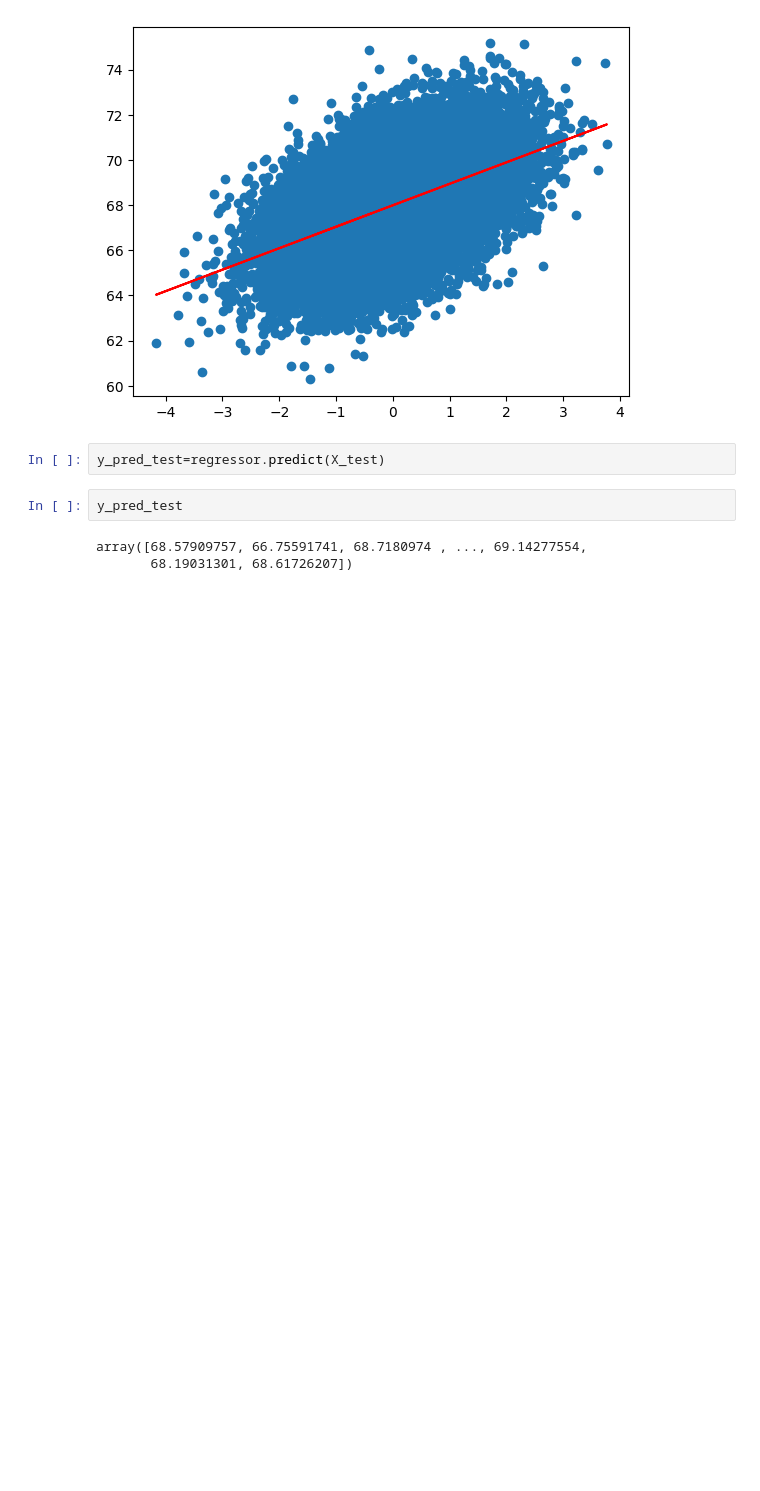
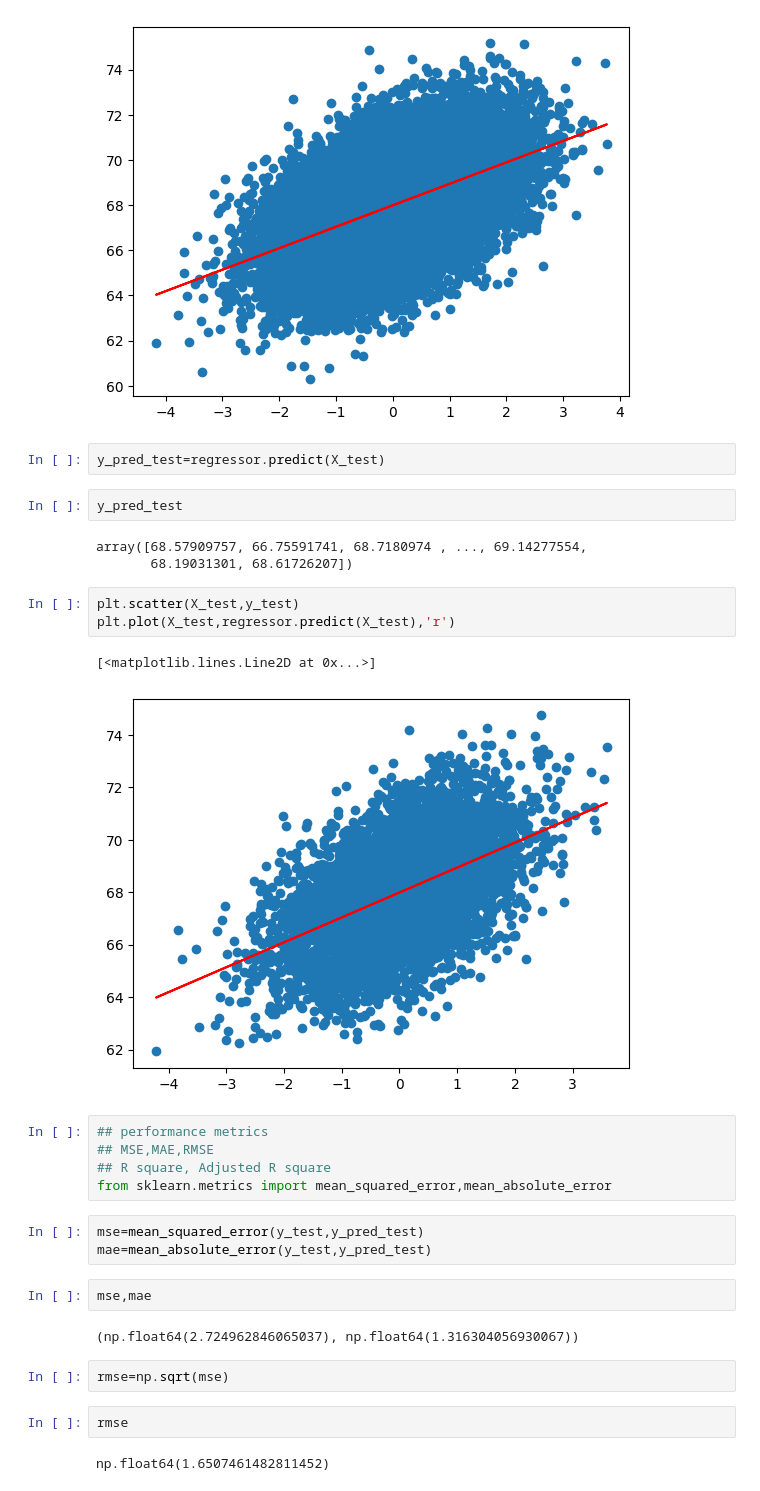
Before and after one commit to Roya-Mammadova/project1, a Jupyter notebook: linear_regression_project.ipynb, the cells around one changed output. Cells and saved outputs as stored; diff of their text form; blank space fills up the shorter version.

```diff
--- a/linear_regression_project.ipynb
+++ b/linear_regression_project.ipynb
@@ -89,3 +89,27 @@ y_pred_test
 # %% [output]
 array([68.57909757, 66.75591741, 68.7180974 , ..., 69.14277554,
        68.19031301, 68.61726207])
+# %%
+plt.scatter(X_test,y_test)
+plt.plot(X_test,regressor.predict(X_test),'r')
+# %% [output]
+[<matplotlib.lines.Line2D at 0x...>]
+[figure, added]
+# %%
+## performance metrics
+## MSE,MAE,RMSE
+## R square, Adjusted R square
+from sklearn.metrics import mean_squared_error,mean_absolute_error
+# %%
+mse=mean_squared_error(y_test,y_pred_test)
+mae=mean_absolute_error(y_test,y_pred_test)
+# %%
+mse,mae
+# %% [output]
+(np.float64(2.724962846065037), np.float64(1.316304056930067))
+# %%
+rmse=np.sqrt(mse)
+# %%
+rmse
+# %% [output]
+np.float64(1.6507461482811452)
```
Also changed, not shown: parts of 13 cells of this notebook, 2 other files.
